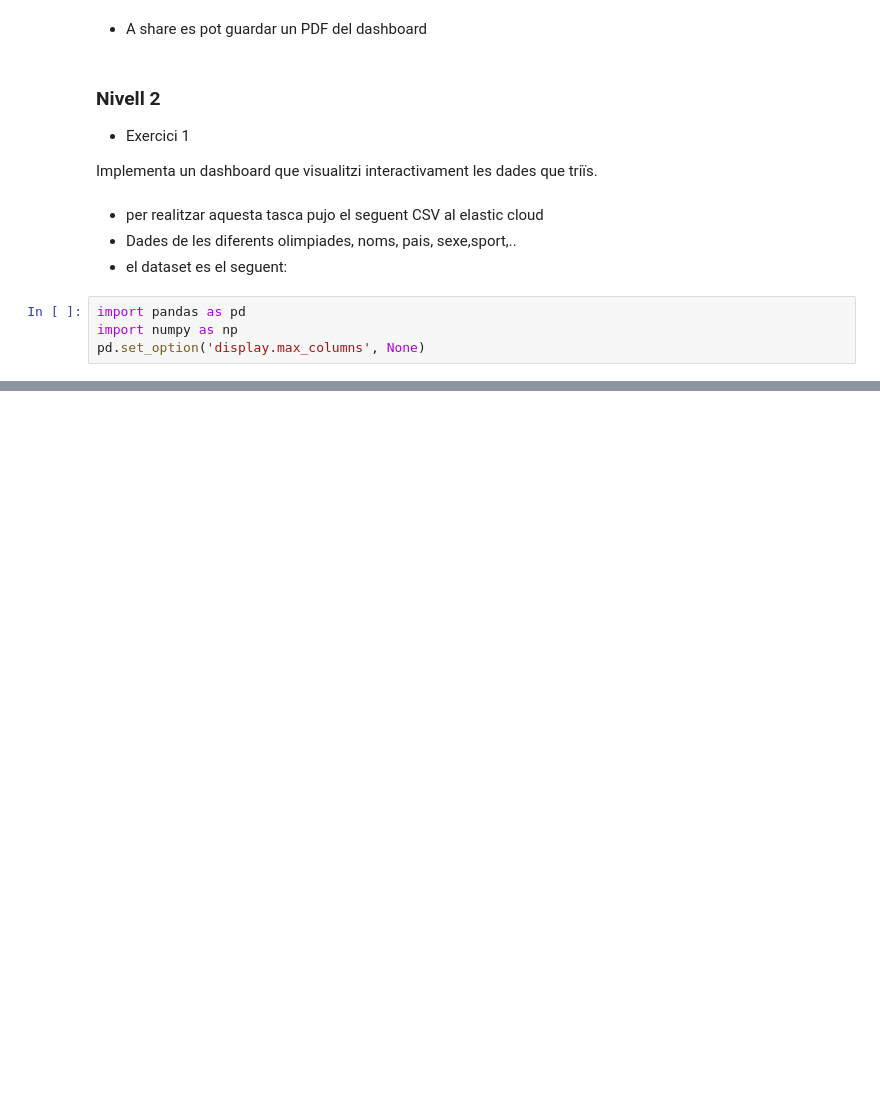
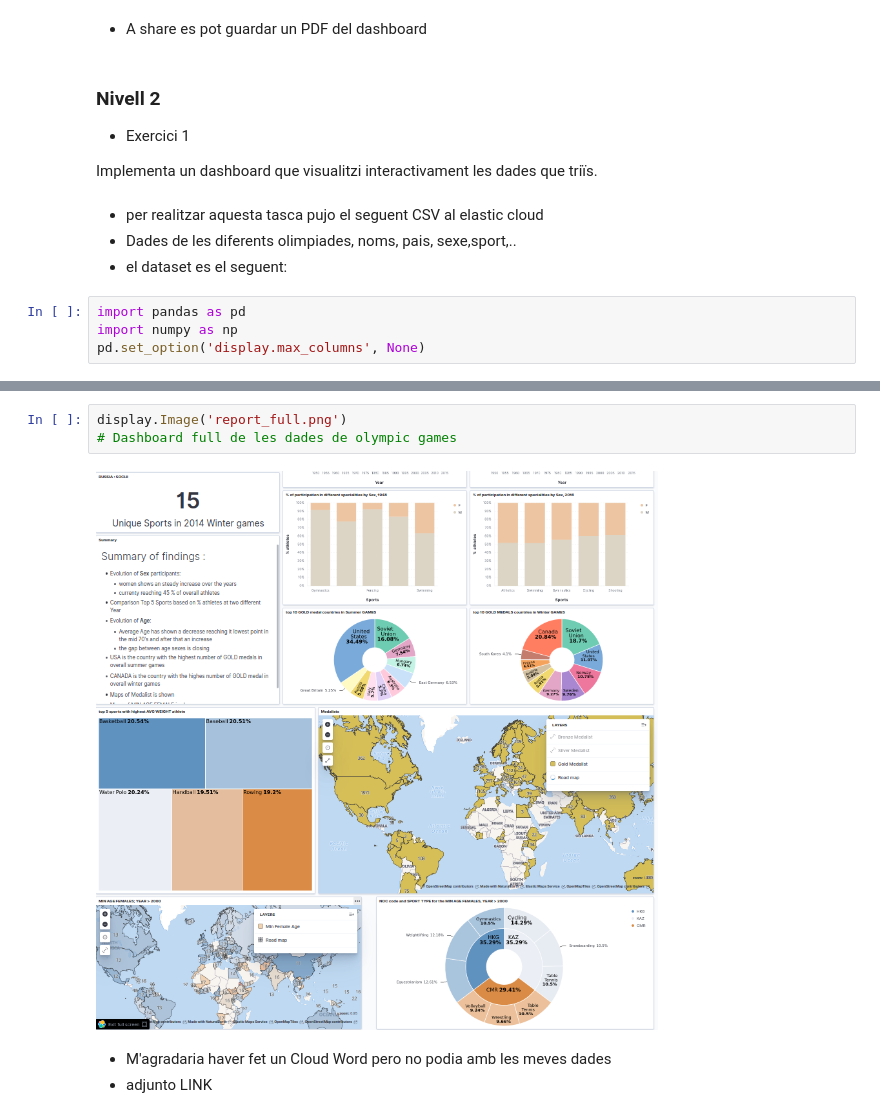
Before and after one commit to ManelForcales/Kibana, a Jupyter notebook: S19T01.ipynb, the cells around one changed output, grey strips where cells are left out. Saved outputs shown, nothing was run; the diff lists cells and outputs as text; blank space fills up the shorter version.

```diff
--- a/S19T01.ipynb
+++ b/S19T01.ipynb
@@ -128,0 +78,8 @@ Password = 'NGSgSDLqYhnotXvrdMbUbChP'
+# %%
+display.Image('report_full.png')
+# Dashboard full de les dades de olympic games
+# %% [output]
+[figure, added]
+# %% [markdown]
++ M'agradaria haver fet un Cloud Word pero no podia amb les meves dades
++ adjunto LINK
```
Also changed, not shown: parts of 18 cells of this notebook, 1 other file.
